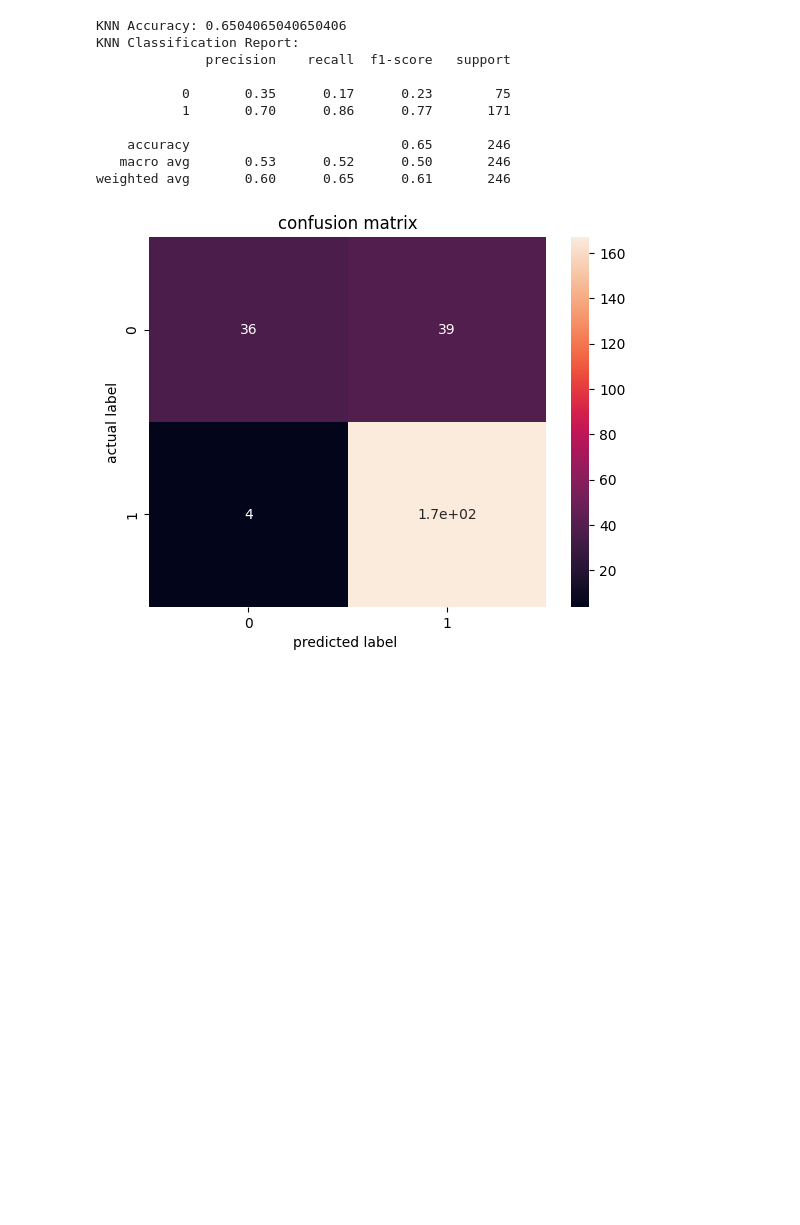
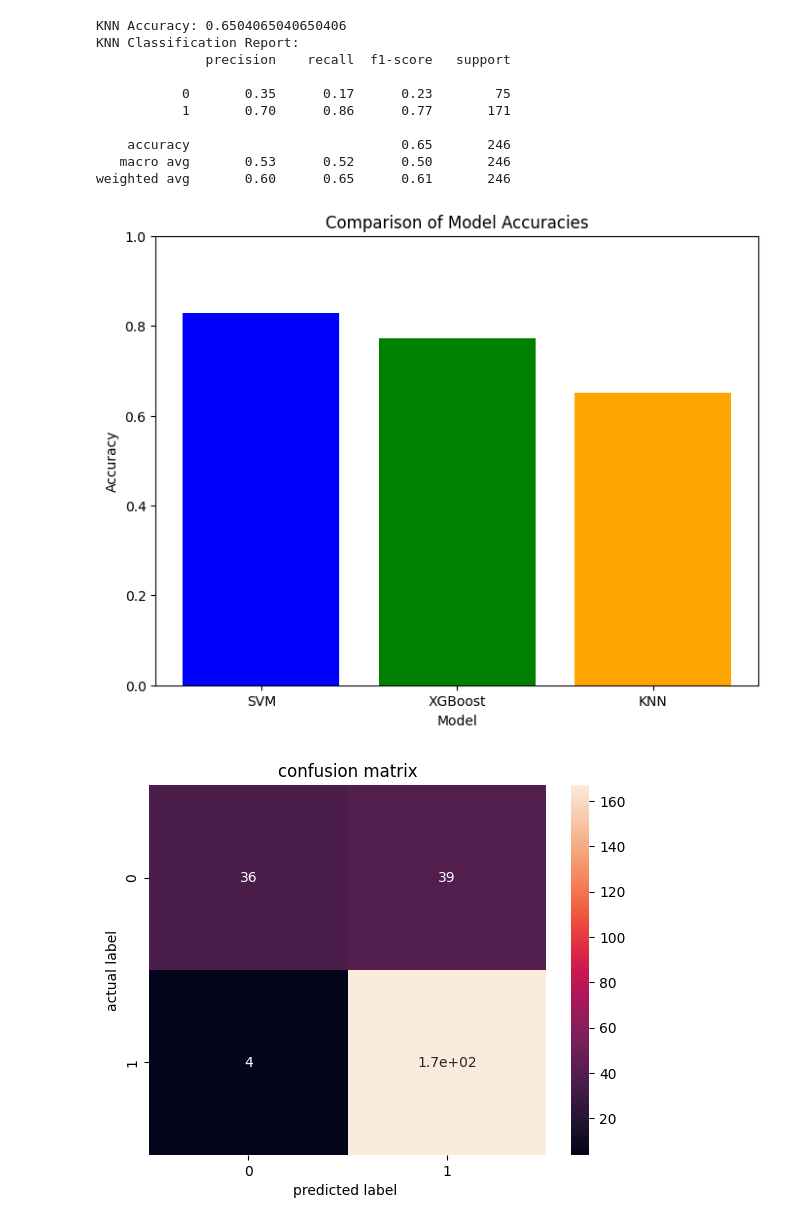
Before and after one commit to shashankgoyal28/Loan-Approval, a Jupyter notebook: DISBURSING_AID.ipynb, the cells around one changed output. Saved outputs shown, nothing was run; the diff lists cells and outputs as text; code cells hidden in the pictures; blank space fills up the shorter version.

```diff
--- a/DISBURSING_AID.ipynb
+++ b/DISBURSING_AID.ipynb
@@ -504,3 +507,19 @@ weighted avg       0.60      0.65      0.61       246
+# %%
+# Model names
+models = ['SVM', 'XGBoost', 'KNN']
+
+# Corresponding accuracies
+accuracies = [svm_accuracy, xgb_accuracy, knn_accuracy]
+# %%
+plt.figure(figsize=(8, 6))
+plt.bar(models, accuracies, color=['blue', 'green', 'orange'])
+plt.ylim(0, 1)  # Set y-axis limits from 0 to 1
+plt.xlabel('Model')
+plt.ylabel('Accuracy')
+plt.title('Comparison of Model Accuracies')
+plt.show()
+# %% [output]
+[figure, added]
 # %%
 import seaborn as sn
 import matplotlib.pyplot as plt
```
Also changed, not shown: parts of 1 cell of this notebook.
